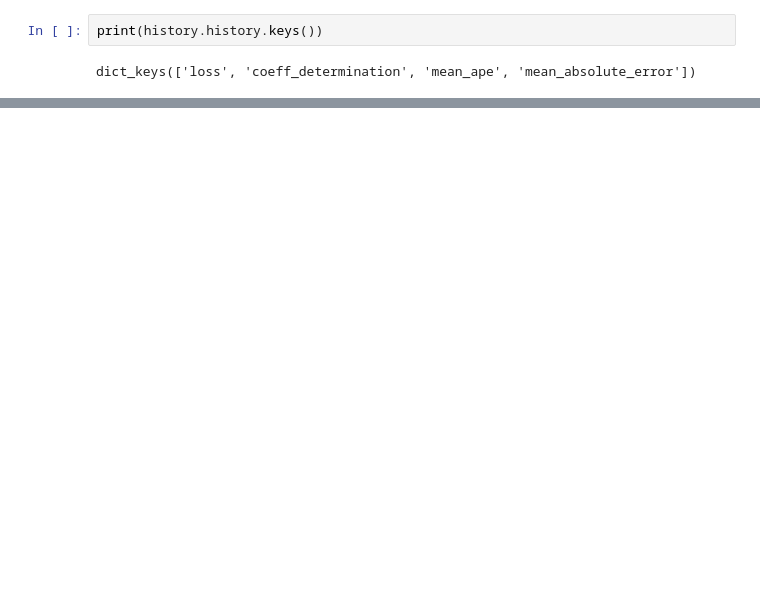
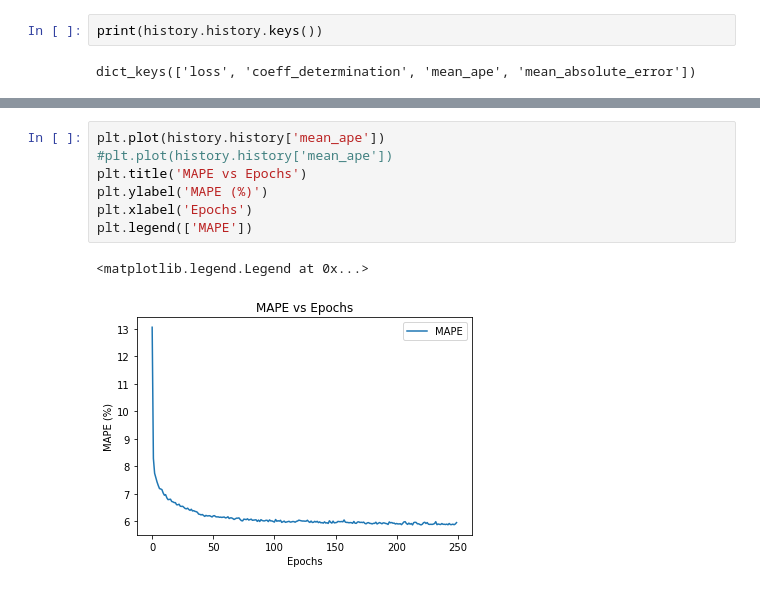
Before and after one commit to xinxinmo/DataXMerckChallenge, a Jupyter notebook: scripts/DATA_X_Baseline_ANN_50_features.ipynb, the cells around one changed output, grey strips where cells are left out. Drawn from its saved outputs; the diff is of its cells as text; blank space fills up the shorter version.

```diff
--- a/scripts/DATA_X_Baseline_ANN_50_features.ipynb
+++ b/scripts/DATA_X_Baseline_ANN_50_features.ipynb
@@ -117,0 +195,10 @@ plt.legend(['MSE', 'MAPE'])
+# %%
+plt.plot(history.history['mean_ape'])
+#plt.plot(history.history['mean_ape'])
+plt.title('MAPE vs Epochs')
+plt.ylabel('MAPE (%)')
+plt.xlabel('Epochs')
+plt.legend(['MAPE'])
+# %% [output]
+<matplotlib.legend.Legend at 0x...>
+[figure, added]
```
Also changed, not shown: parts of 20 cells of this notebook, 2 other files.
